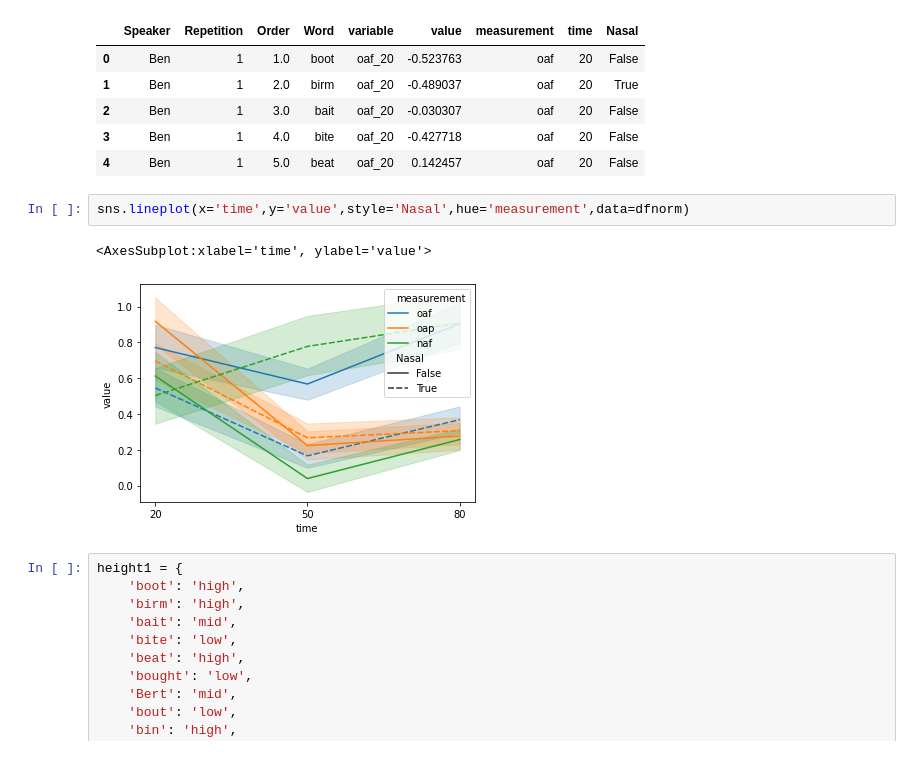
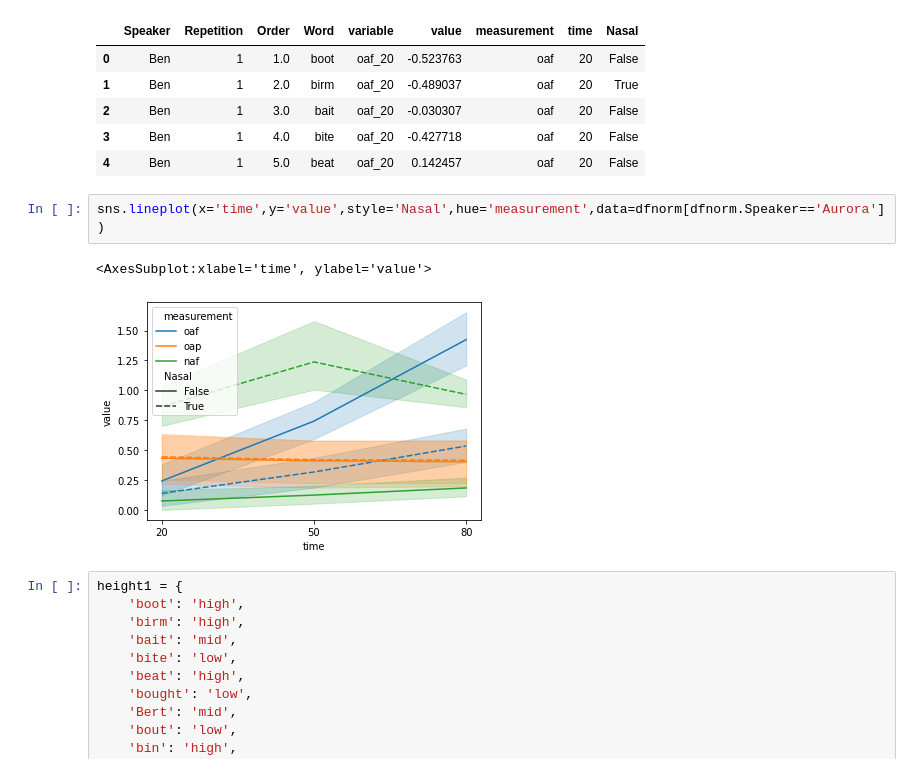
Before and after one commit to susanlinucb/213_S21, a Jupyter notebook: 213datavis.ipynb, the cells around one changed output. Drawn from its saved outputs; the diff is of its cells as text.

```diff
--- a/213datavis.ipynb
+++ b/213datavis.ipynb
@@ -174,10 +179,10 @@ dfnorm.head()
 | 3 | Ben | 1 | 4.0 | bite | oaf_20 | -0.427718 | oaf | 20 | False |
 | 4 | Ben | 1 | 5.0 | beat | oaf_20 | 0.142457 | oaf | 20 | False |
 # %%
-sns.lineplot(x='time',y='value',style='Nasal',hue='measurement',data=dfnorm)
+sns.lineplot(x='time',y='value',style='Nasal',hue='measurement',data=dfnorm[dfnorm.Speaker=='Aurora'])
 # %% [output]
 <AxesSubplot:xlabel='time', ylabel='value'>
-[figure, old version]
+[figure, new version]
 # %%
 height1 = {
     'boot': 'high',
```
Also changed, not shown: parts of 6 cells of this notebook, 1 other file.
